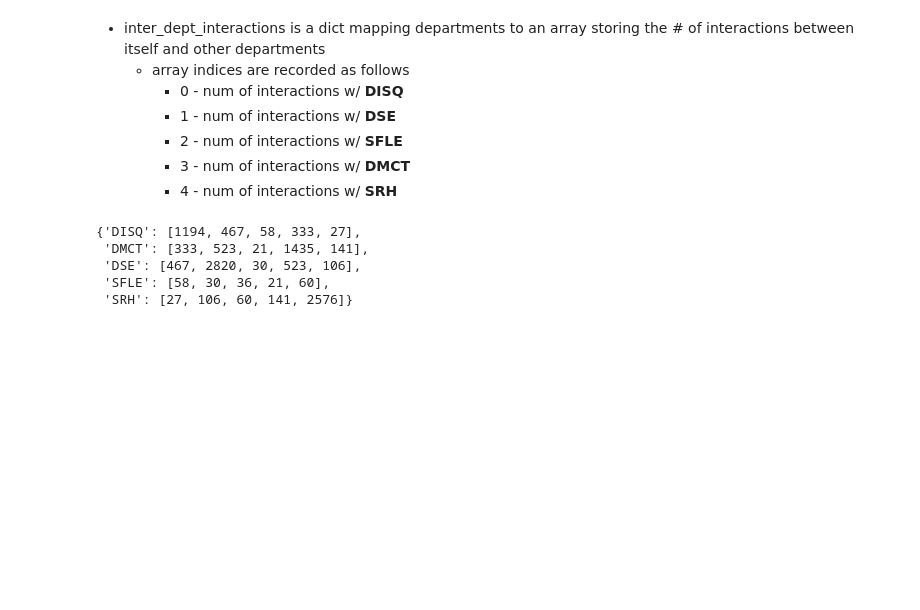
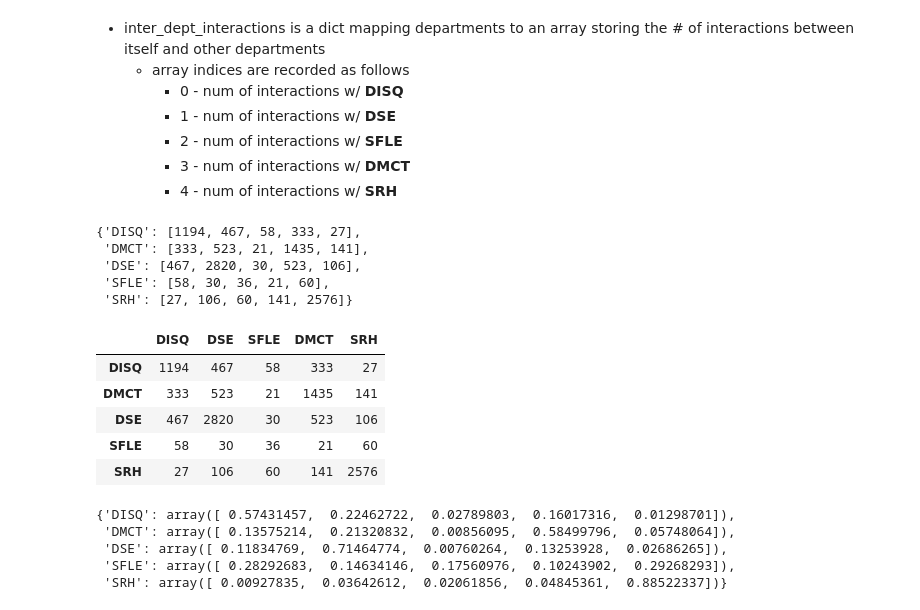
Before and after one commit to jeremyd1/Social-Networks, a Jupyter notebook: Workplace/scripts/w_contact.ipynb, the cells around one changed output. Drawn from its saved outputs; the diff is of its cells as text; code cells hidden in the pictures; blank space fills up the shorter version.

```diff
--- a/Workplace/scripts/w_contact.ipynb
+++ b/Workplace/scripts/w_contact.ipynb
@@ -250,7 +250,7 @@ def num_contacts(dept1, dept2, df, col1, col2):
         * 4 - num of interactions w/ **SRH**
 # %%
 departments = department[1].unique() # unique departments
-inter_dept_interactions = {} # dict
+dept_interactions = {} # dict
 
 for i in range(len(departments)):
     dept1 = departments[i]
@@ -261,12 +261,36 @@ for i in range(len(departments)):
         # print("dept2: {}".format(dept2))
         dept_contacts.append(num_contacts(dept1, dept2, contacts, "p1 department", "p2 department"))
         # print(dept_contacts)
-    inter_dept_interactions[dept1] = dept_contacts
+    dept_interactions[dept1] = dept_contacts
 
-inter_dept_interactions
+dept_interactions
 # %% [output]
 {'DISQ': [1194, 467, 58, 333, 27],
  'DMCT': [333, 523, 21, 1435, 141],
  'DSE': [467, 2820, 30, 523, 106],
  'SFLE': [58, 30, 36, 21, 60],
  'SRH': [27, 106, 60, 141, 2576]}
+# %%
+df_dept_counts = pd.DataFrame(dept_interactions, index = ["DISQ", "DSE", "SFLE", "DMCT", "SRH"])
+df_dept_counts = df_dept_counts.T
+
+df_dept_counts
+# %% [output]
+|  | DISQ | DSE | SFLE | DMCT | SRH |
+| DISQ | 1194 | 467 | 58 | 333 | 27 |
+| DMCT | 333 | 523 | 21 | 1435 | 141 |
+| DSE | 467 | 2820 | 30 | 523 | 106 |
+| SFLE | 58 | 30 | 36 | 21 | 60 |
+| SRH | 27 | 106 | 60 | 141 | 2576 |
+# %%
+dept_ratios = {}
+for key in dept_interactions.keys():
+    dept_ratios[key] = dept_interactions[key] / np.sum(dept_interactions[key])
+
+dept_ratios
+# %% [output]
+{'DISQ': array([ 0.57431457,  0.22462722,  0.02789803,  0.16017316,  0.01298701]),
+ 'DMCT': array([ 0.13575214,  0.21320832,  0.00856095,  0.58499796,  0.05748064]),
+ 'DSE': array([ 0.11834769,  0.71464774,  0.00760264,  0.13253928,  0.02686265]),
+ 'SFLE': array([ 0.28292683,  0.14634146,  0.17560976,  0.10243902,  0.29268293]),
+ 'SRH': array([ 0.00927835,  0.03642612,  0.02061856,  0.04845361,  0.88522337])}
```
Also changed, not shown: parts of 4 cells of this notebook.
